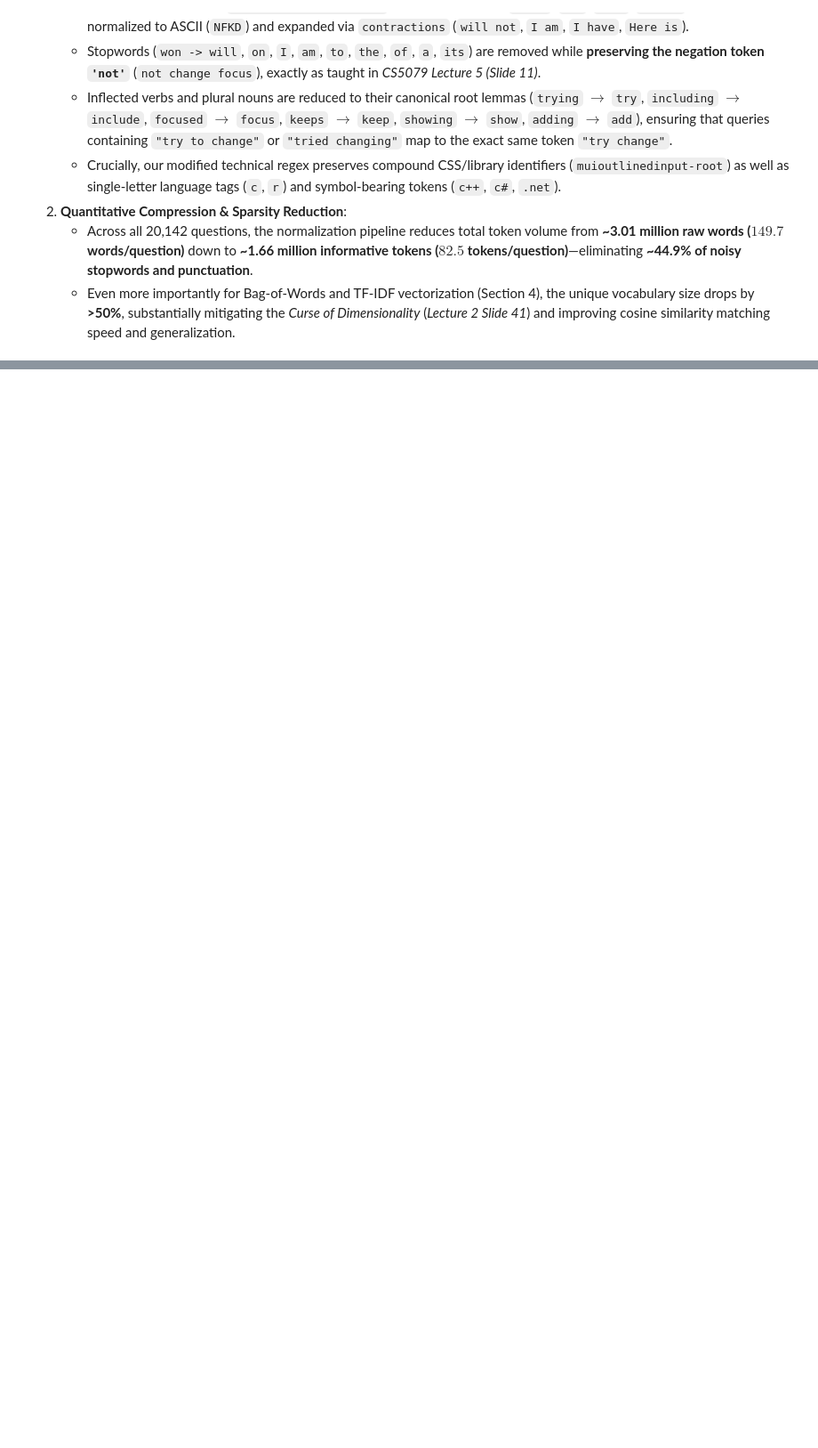
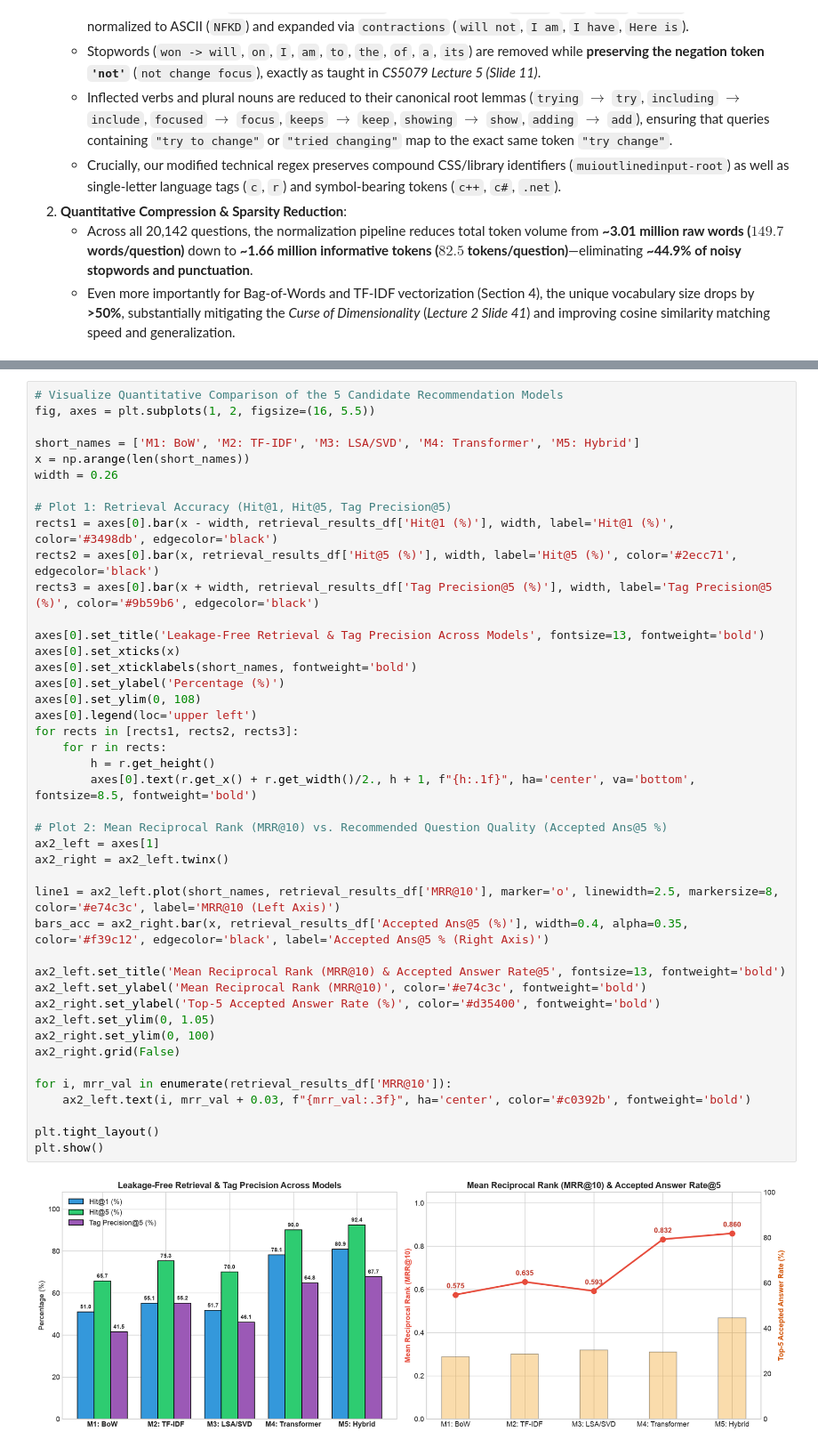
Before and after one commit to BipinMhzn/applied_ai_assessment_1, a Jupyter notebook: question_recommender_system.ipynb, the cells around one changed output, grey strips where cells are left out. Shown at 89% size. Saved outputs shown, nothing was run; the diff lists cells and outputs as text; blank space fills up the shorter version.

```diff
--- a/question_recommender_system.ipynb
+++ b/question_recommender_system.ipynb
@@ -914,0 +1495,45 @@ Saved processed dataframe (20,142 rows x 40 columns) to dataset/questions_2026_p
+# %%
+# Visualize Quantitative Comparison of the 5 Candidate Recommendation Models
+fig, axes = plt.subplots(1, 2, figsize=(16, 5.5))
+
+short_names = ['M1: BoW', 'M2: TF-IDF', 'M3: LSA/SVD', 'M4: Transformer', 'M5: Hybrid']
+x = np.arange(len(short_names))
+width = 0.26
+
+# Plot 1: Retrieval Accuracy (Hit@1, Hit@5, Tag Precision@5)
+rects1 = axes[0].bar(x - width, retrieval_results_df['Hit@1 (%)'], width, label='Hit@1 (%)', color='#3498db', edgecolor='black')
+rects2 = axes[0].bar(x, retrieval_results_df['Hit@5 (%)'], width, label='Hit@5 (%)', color='#2ecc71', edgecolor='black')
+rects3 = axes[0].bar(x + width, retrieval_results_df['Tag Precision@5 (%)'], width, label='Tag Precision@5 (%)', color='#9b59b6', edgecolor='black')
+
+axes[0].set_title('Leakage-Free Retrieval & Tag Precision Across Models', fontsize=13, fontweight='bold')
+axes[0].set_xticks(x)
+axes[0].set_xticklabels(short_names, fontweight='bold')
+axes[0].set_ylabel('Percentage (%)')
+axes[0].set_ylim(0, 108)
+axes[0].legend(loc='upper left')
+for rects in [rects1, rects2, rects3]:
+    for r in rects:
+        h = r.get_height()
+        axes[0].text(r.get_x() + r.get_width()/2., h + 1, f"{h:.1f}", ha='center', va='bottom', fontsize=8.5, fontweight='bold')
+
+# Plot 2: Mean Reciprocal Rank (MRR@10) vs. Recommended Question Quality (Accepted Ans@5 %)
+ax2_left = axes[1]
+ax2_right = ax2_left.twinx()
+
+line1 = ax2_left.plot(short_names, retrieval_results_df['MRR@10'], marker='o', linewidth=2.5, markersize=8, color='#e74c3c', label='MRR@10 (Left Axis)')
+bars_acc = ax2_right.bar(x, retrieval_results_df['Accepted Ans@5 (%)'], width=0.4, alpha=0.35, color='#f39c12', edgecolor='black', label='Accepted Ans@5 % (Right Axis)')
+
+ax2_left.set_title('Mean Reciprocal Rank (MRR@10) & Accepted Answer Rate@5', fontsize=13, fontweight='bold')
+ax2_left.set_ylabel('Mean Reciprocal Rank (MRR@10)', color='#e74c3c', fontweight='bold')
+ax2_right.set_ylabel('Top-5 Accepted Answer Rate (%)', color='#d35400', fontweight='bold')
+ax2_left.set_ylim(0, 1.05)
+ax2_right.set_ylim(0, 100)
+ax2_right.grid(False)
+
+for i, mrr_val in enumerate(retrieval_results_df['MRR@10']):
+    ax2_left.text(i, mrr_val + 0.03, f"{mrr_val:.3f}", ha='center', color='#c0392b', fontweight='bold')
+
+plt.tight_layout()
+plt.show()
+# %% [output]
+[figure, added]
```
Also changed, not shown: parts of 23 cells of this notebook.
